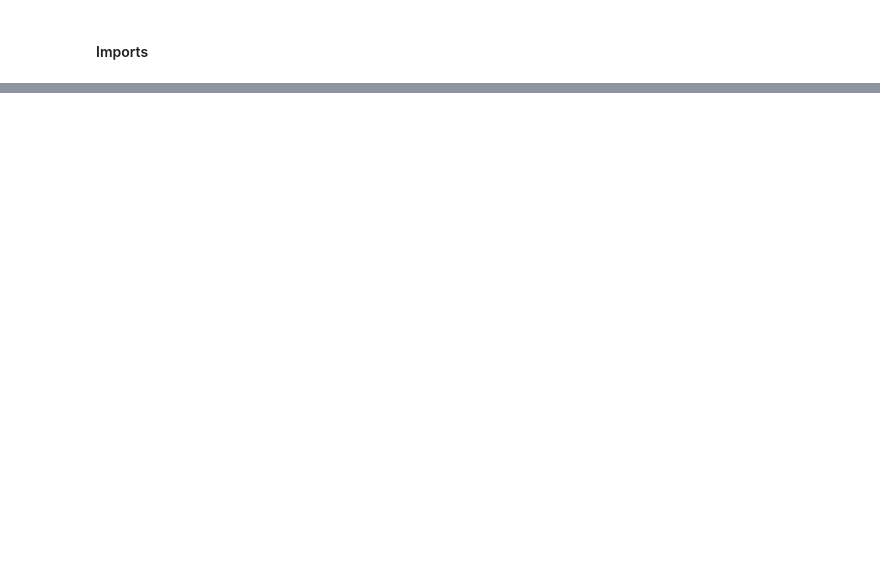
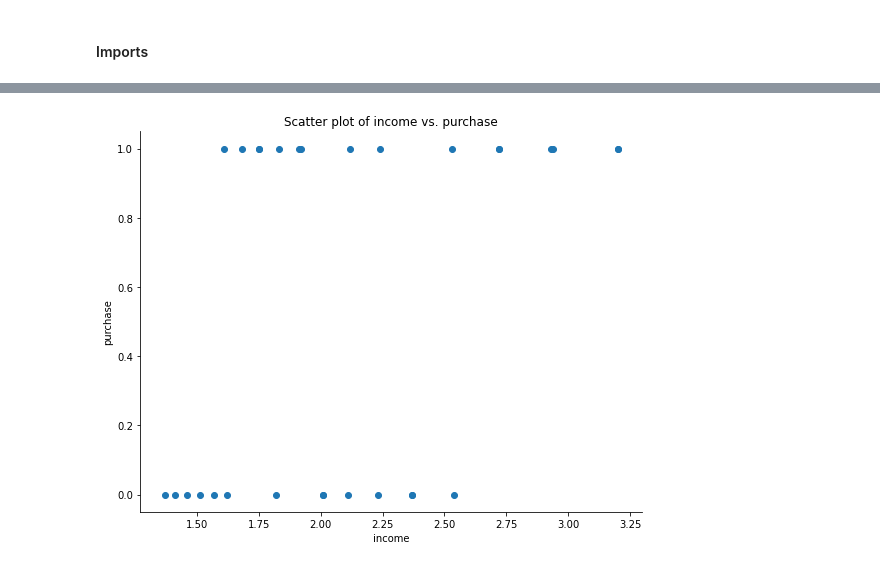
Before and after one commit to fredzett/rmqa, a Jupyter notebook: S07a_Classification.ipynb, the cells around one changed output, grey strips where cells are left out. Cells and saved outputs as stored; diff of their text form; code cells hidden in the pictures; blank space fills up the shorter version.

```diff
--- a/S07a_Classification.ipynb
+++ b/S07a_Classification.ipynb
@@ -147,0 +103,4 @@ AttributeError: module 'statsmodels.api' has no attribute 'discrete_model'
+# %%
+df = pd.read_csv("./Data/testpurchase.csv")
+df["income"] = df["income"] / 1000 # makes interpretation of coefficients easier
+df.head(5)
@@ -147,0 +128,7 @@ AttributeError: module 'statsmodels.api' has no attribute 'discrete_model'
+# %%
+xmin, xmax = min(df["income"]), max(df["income"])
+
+fig, ax = plot_scatter(df["income"], df["purchase"], zero_origin=False, xlabel="income", ylabel="purchase", title="Scatter plot of income vs. purchase")
+ax.set_xlim((xmin-0.1,xmax+0.1));
+# %% [output]
+[figure, added]
```
Also changed, not shown: parts of 116 cells of this notebook, 9 other files.
